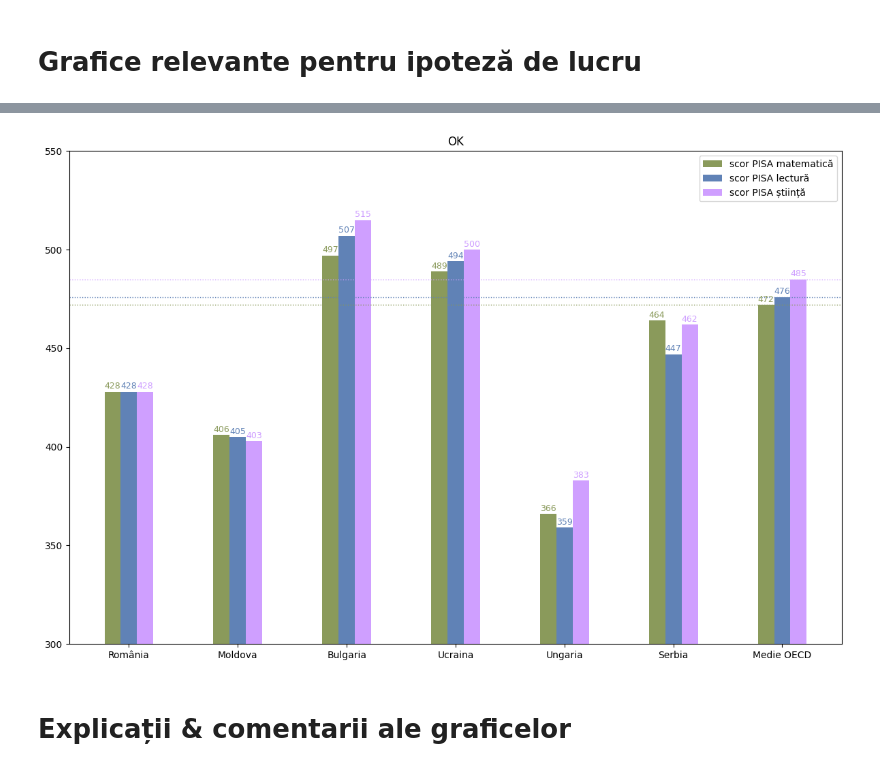
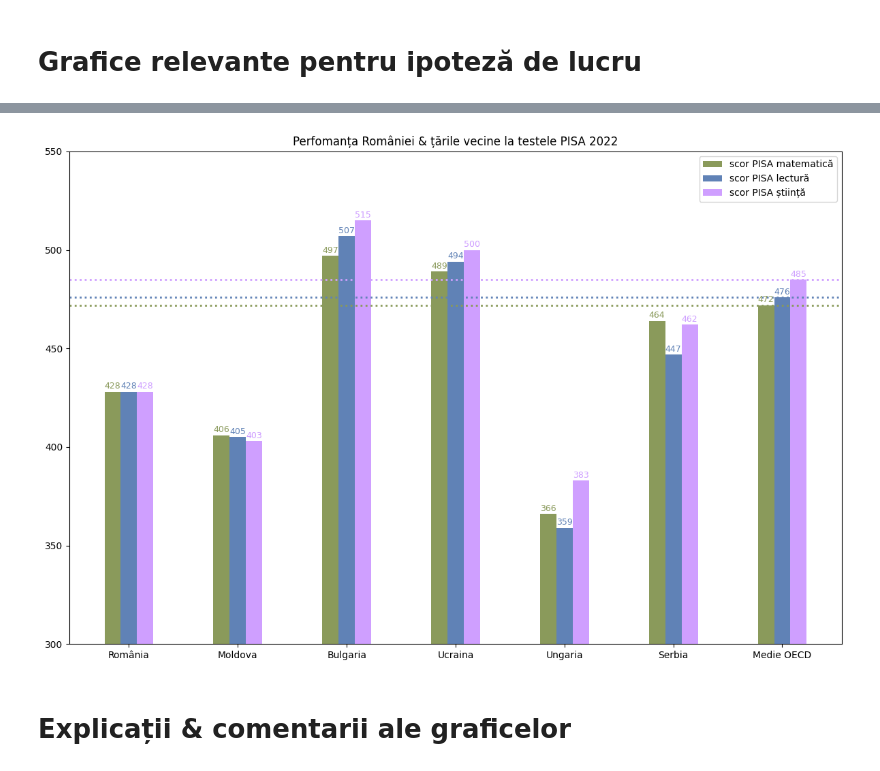
Before and after one commit to v1ctoras/PVDP_Examen, a Jupyter notebook: proiectEXAMEN.ipynb, the cells around one changed output, grey strips where cells are left out. Saved outputs shown, nothing was run; the diff lists cells and outputs as text; code cells hidden in the pictures.

```diff
--- a/proiectEXAMEN.ipynb
+++ b/proiectEXAMEN.ipynb
@@ -425,7 +444,9 @@ plt.show()
 # %%
+# construire reprezentare grafica de tip triplă-bare care conțin mai multe valori comparative
 import numpy as np
 import matplotlib.pyplot as plt
 
+# construire variabilă pentru fiecare țară în domeniul matematic
 bar1_RO = set_de_date.iloc[64, set_de_date.columns.get_loc('Math')]
 bar1_MD = set_de_date.iloc[50, set_de_date.columns.get_loc('Math')]
 bar1_BG = set_de_date.iloc[11, set_de_date.columns.get_loc('Math')]
@@ -434,6 +455,7 @@ bar1_HR = set_de_date.iloc[32, set_de_date.columns.get_loc('Math')]
 bar1_SR = set_de_date.iloc[68, set_de_date.columns.get_loc('Math')]
 bar1_OECD = set_de_date.iloc[0, set_de_date.columns.get_loc('Math')]
 
+# construire variabilă pentru fiecare țară în domeniul lecturii
 bar2_RO = set_de_date.iloc[64, set_de_date.columns.get_loc('Read')]
 bar2_MD = set_de_date.iloc[50, set_de_date.columns.get_loc('Read')]
 bar2_BG = set_de_date.iloc[11, set_de_date.columns.get_loc('Read')]
@@ -442,6 +464,7 @@ bar2_HR = set_de_date.iloc[32, set_de_date.columns.get_loc('Read')]
 bar2_SR = set_de_date.iloc[68, set_de_date.columns.get_loc('Read')]
 bar2_OECD = set_de_date.iloc[0, set_de_date.columns.get_loc('Read')]
 
+# construire variabilă pentru fiecare țară în domeniul științific
 bar3_RO = set_de_date.iloc[64, set_de_date.columns.get_loc('Science')]
 bar3_MD = set_de_date.iloc[50, set_de_date.columns.get_loc('Science')]
 bar3_BG = set_de_date.iloc[11, set_de_date.columns.get_loc('Science')]
@@ -450,38 +473,43 @@ bar3_HR = set_de_date.iloc[32, set_de_date.columns.get_loc('Science')]
 bar3_SR = set_de_date.iloc[68, set_de_date.columns.get_loc('Science')]
 bar3_OECD = set_de_date.iloc[0, set_de_date.columns.get_loc('Science')]
 
+# adăugare totală în cele 3 bare
 bar1 = [bar1_RO, bar1_MD, bar1_BG, bar1_UKR, bar1_HR, bar1_SR, bar1_OECD]
 bar2 = [bar2_RO, bar2_MD, bar2_BG, bar2_UKR, bar2_HR, bar2_SR, bar2_OECD]
 bar3 = [bar3_RO, bar3_MD, bar3_BG, bar3_UKR, bar3_HR, bar3_SR, bar3_OECD]
 
 x = np.arange(7)
 width = 0.15
 
 fig, ax = plt.subplots(figsize = (12, 8))
 
+# afișare triplă-bare unde sunt setate dimensiunile & culori
 a = ax.bar(x-width, bar1, width, label = 'scor PISA matematică', color = '#8A9A5B')
 b = ax.bar(x, bar2, width, label = 'scor PISA lectură', color = '#6082B6')
 c = ax.bar(x+width, bar3, width, label = 'scor PISA știință', color = '#CF9FFF')
 
+# afișare valori pentru fiecare bară
 ax.bar_label(a, padding = 1, fmt = '%.0f', fontsize = 9, color = '#8A9A5B')
 ax.bar_label(b, padding = 1, fmt = '%.0f', fontsize = 9, color = '#6082B6')
 ax.bar_label(c, padding = 1, fmt = '%.0f', fontsize = 9, color = '#CF9FFF')
 
-plt.axhline(y = bar1_OECD, color = '#8A9A5B', linestyle = 'dotted', linewidth = 1)
-plt.axhline(y = bar2_OECD, color = '#6082B6', linestyle = 'dotted', linewidth = 1)
-plt.axhline(y = bar3_OECD, color = '#CF9FFF', linestyle = 'dotted', linewidth = 1)
+# afișare medie sub formă de linie
+plt.axhline(y = bar1_OECD, color = '#8A9A5B', linestyle = 'dotted', linewidth = 2)
+plt.axhline(y = bar2_OECD, color = '#6082B6', linestyle = 'dotted', linewidth = 2)
+plt.axhline(y = bar3_OECD, color = '#CF9FFF', linestyle = 'dotted', linewidth = 2)
 
 ax.legend()
-ax.set_title('OK')
+ax.set_title('Perfomanța României & țările vecine la testele PISA 2022')
 ax.set_xticks([0, 1, 2, 3, 4, 5, 6])
 ax.set_xticklabels(['România', 'Moldova', 'Bulgaria', 'Ucraina', 'Ungaria', 'Serbia', 'Medie OECD'])
 
+# comandă pentru afișarea detaliată
 ax.set_ylim(300, 550)
 
 plt.tight_layout()
 plt.show()
 # %% [output]
-[figure, old version]
+[figure, new version]
 # %% [markdown]
 # Explicații & comentarii ale graficelor
 # %% [markdown]
```
Also changed, not shown: parts of 14 cells of this notebook.
